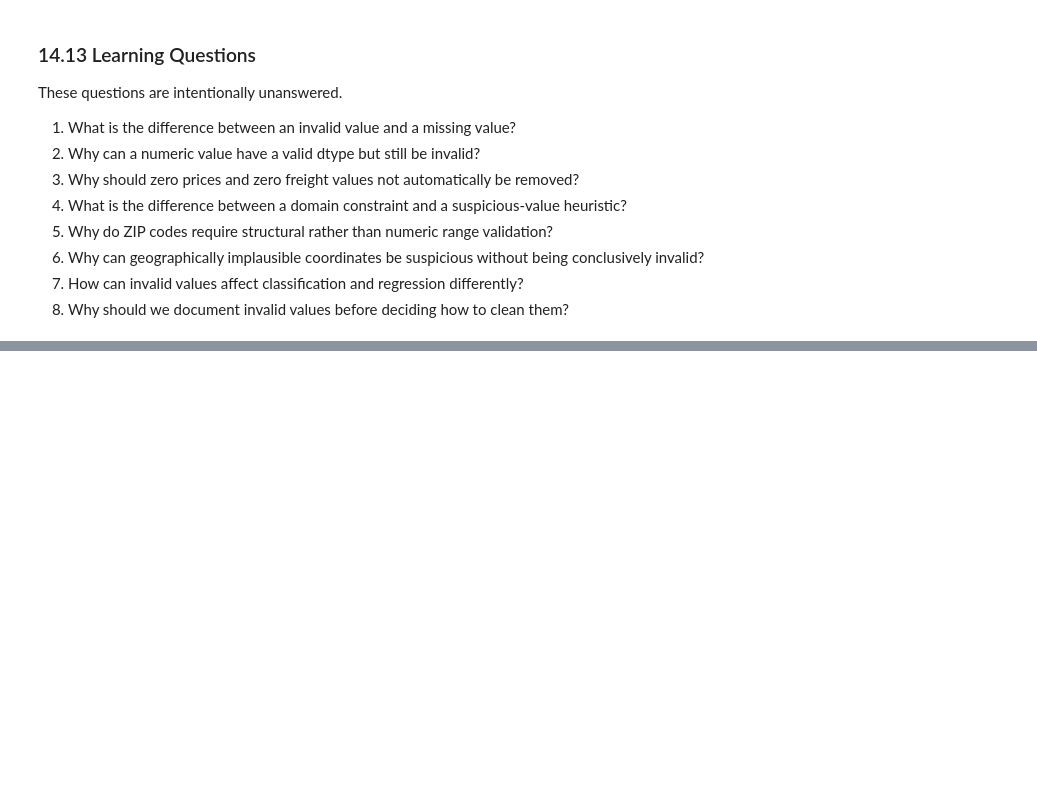
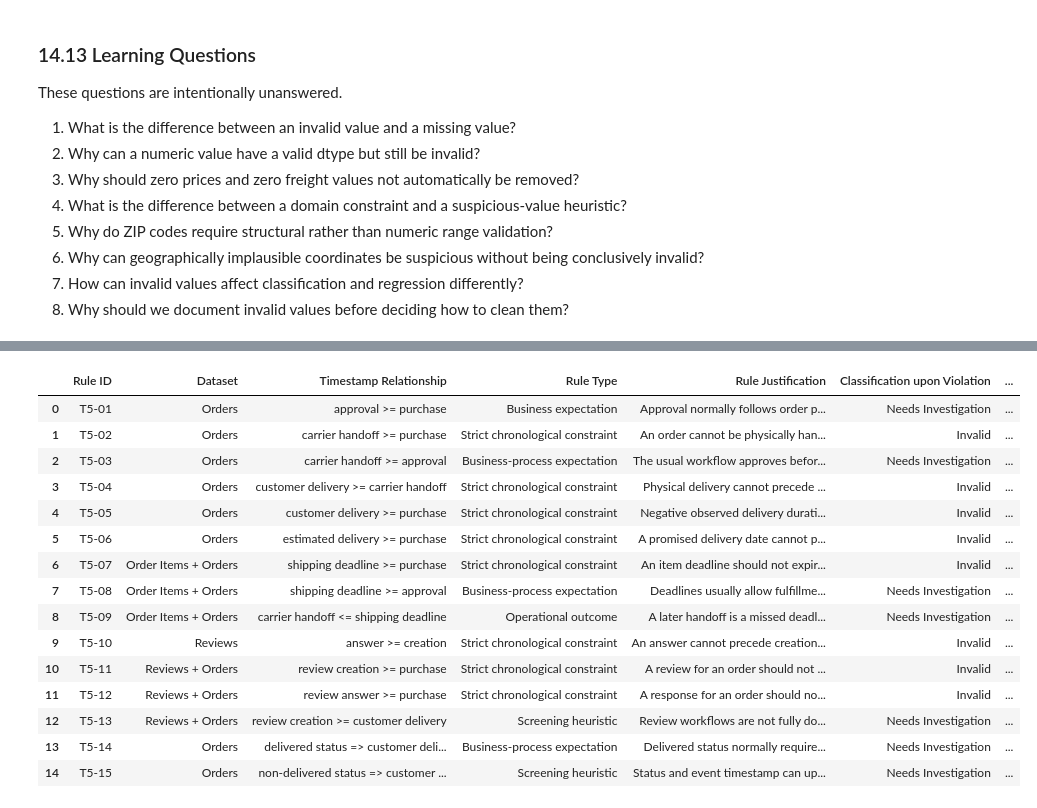
Before and after one commit to mmubashir95/ecommerce-delivery-intelligence, a Jupyter notebook: notebooks/02_data_quality.ipynb, the cells around one changed output, grey strips where cells are left out. Saved outputs shown, nothing was run; the diff lists cells and outputs as text; code cells hidden in the pictures; blank space fills up the shorter version.

```diff
--- a/notebooks/02_data_quality.ipynb
+++ b/notebooks/02_data_quality.ipynb
@@ -2807,0 +2901,36 @@ These questions are intentionally unanswered.
+# %%
+temporal_rule_definitions = pd.DataFrame([
+    {"Rule ID": "T5-01", "Dataset": "Orders", "Timestamp Relationship": "approval >= purchase", "Rule Type": "Business expectation", "Rule Justification": "Approval normally follows order placement; small reversals could reflect recording clocks.", "Classification upon Violation": "Needs Investigation", "ML Impact": "Approval is excluded; anomalies may indicate broader lifecycle reliability issues."},
+    {"Rule ID": "T5-02", "Dataset": "Orders", "Timestamp Relationship": "carrier handoff >= purchase", "Rule Type": "Strict chronological constraint", "Rule Justification": "An order cannot be physically handed off before it exists.", "Classification upon Violation": "Invalid", "ML Impact": "Sequence quality affects cohort eligibility; handoff is never a predictor."},
+    {"Rule ID": "T5-03", "Dataset": "Orders", "Timestamp Relationship": "carrier handoff >= approval", "Rule Type": "Business-process expectation", "Rule Justification": "The usual workflow approves before carrier handoff, but source recording may be asynchronous.", "Classification upon Violation": "Needs Investigation", "ML Impact": "May require an exclusion/flag policy for label cohorts."},
+    {"Rule ID": "T5-04", "Dataset": "Orders", "Timestamp Relationship": "customer delivery >= carrier handoff", "Rule Type": "Strict chronological constraint", "Rule Justification": "Physical delivery cannot precede physical handoff; recording latency remains a possible cause.", "Classification upon Violation": "Invalid", "ML Impact": "Contradictory lifecycle evidence weakens target trust."},
+    {"Rule ID": "T5-05", "Dataset": "Orders", "Timestamp Relationship": "customer delivery >= purchase", "Rule Type": "Strict chronological constraint", "Rule Justification": "Negative observed delivery duration is impossible under field semantics.", "Classification upon Violation": "Invalid", "ML Impact": "Directly invalidates the regression target."},
+    {"Rule ID": "T5-06", "Dataset": "Orders", "Timestamp Relationship": "estimated delivery >= purchase", "Rule Type": "Strict chronological constraint", "Rule Justification": "A promised delivery date cannot precede the order it describes.", "Classification upon Violation": "Invalid", "ML Impact": "Can invalidate promised-duration features and classification labels."},
+    {"Rule ID": "T5-07", "Dataset": "Order Items + Orders", "Timestamp Relationship": "shipping deadline >= purchase", "Rule Type": "Strict chronological constraint", "Rule Justification": "An item deadline should not expire before its order exists.", "Classification upon Violation": "Invalid", "ML Impact": "Deadline semantics/availability must be established before any use."},
+    {"Rule ID": "T5-08", "Dataset": "Order Items + Orders", "Timestamp Relationship": "shipping deadline >= approval", "Rule Type": "Business-process expectation", "Rule Justification": "Deadlines usually allow fulfillment after approval; async approval can complicate interpretation.", "Classification upon Violation": "Needs Investigation", "ML Impact": "Deadline remains an unapproved predictor."},
+    {"Rule ID": "T5-09", "Dataset": "Order Items + Orders", "Timestamp Relationship": "carrier handoff <= shipping deadline", "Rule Type": "Operational outcome", "Rule Justification": "A later handoff is a missed deadline, not timestamp corruption.", "Classification upon Violation": "Needs Investigation", "ML Impact": "Potential outcome leakage; never repair or remove as corruption."},
+    {"Rule ID": "T5-10", "Dataset": "Reviews", "Timestamp Relationship": "answer >= creation", "Rule Type": "Strict chronological constraint", "Rule Justification": "An answer cannot precede creation of the review record it answers.", "Classification upon Violation": "Invalid", "ML Impact": "Retrospective review analysis only."},
+    {"Rule ID": "T5-11", "Dataset": "Reviews + Orders", "Timestamp Relationship": "review creation >= purchase", "Rule Type": "Strict chronological constraint", "Rule Justification": "A review for an order should not exist before that order.", "Classification upon Violation": "Invalid", "ML Impact": "Reviews remain prohibited predictors."},
+    {"Rule ID": "T5-12", "Dataset": "Reviews + Orders", "Timestamp Relationship": "review answer >= purchase", "Rule Type": "Strict chronological constraint", "Rule Justification": "A response for an order should not predate purchase.", "Classification upon Violation": "Invalid", "ML Impact": "Reviews remain prohibited predictors."},
+    {"Rule ID": "T5-13", "Dataset": "Reviews + Orders", "Timestamp Relationship": "review creation >= customer delivery", "Rule Type": "Screening heuristic", "Rule Justification": "Review workflows are not fully documented and may trigger before recorded delivery.", "Classification upon Violation": "Needs Investigation", "ML Impact": "No feature use; informs source interpretation only."},
+    {"Rule ID": "T5-14", "Dataset": "Orders", "Timestamp Relationship": "delivered status => customer delivery present", "Rule Type": "Business-process expectation", "Rule Justification": "Delivered status normally requires an actual-delivery timestamp.", "Classification upon Violation": "Needs Investigation", "ML Impact": "Rows are label-ineligible when actual delivery is missing."},
+    {"Rule ID": "T5-15", "Dataset": "Orders", "Timestamp Relationship": "non-delivered status => customer delivery absent", "Rule Type": "Screening heuristic", "Rule Justification": "Status and event timestamp can update asynchronously.", "Classification upon Violation": "Needs Investigation", "ML Impact": "Status alone must not determine target eligibility."},
+])
+display(temporal_rule_definitions)
+# %% [output]
+|  | Rule ID | Dataset | Timestamp Relationship | Rule Type | Rule Justification | Classification upon Violation | ... |
+| 0 | T5-01 | Orders | approval >= purchase | Business expectation | Approval normally follows order p... | Needs Investigation | ... |
+| 1 | T5-02 | Orders | carrier handoff >= purchase | Strict chronological constraint | An order cannot be physically han... | Invalid | ... |
+| 2 | T5-03 | Orders | carrier handoff >= approval | Business-process expectation | The usual workflow approves befor... | Needs Investigation | ... |
+| 3 | T5-04 | Orders | customer delivery >= carrier handoff | Strict chronological constraint | Physical delivery cannot precede ... | Invalid | ... |
+| 4 | T5-05 | Orders | customer delivery >= purchase | Strict chronological constraint | Negative observed delivery durati... | Invalid | ... |
+| 5 | T5-06 | Orders | estimated delivery >= purchase | Strict chronological constraint | A promised delivery date cannot p... | Invalid | ... |
+| 6 | T5-07 | Order Items + Orders | shipping deadline >= purchase | Strict chronological constraint | An item deadline should not expir... | Invalid | ... |
+| 7 | T5-08 | Order Items + Orders | shipping deadline >= approval | Business-process expectation | Deadlines usually allow fulfillme... | Needs Investigation | ... |
+| 8 | T5-09 | Order Items + Orders | carrier handoff <= shipping deadline | Operational outcome | A later handoff is a missed deadl... | Needs Investigation | ... |
+| 9 | T5-10 | Reviews | answer >= creation | Strict chronological constraint | An answer cannot precede creation... | Invalid | ... |
+| 10 | T5-11 | Reviews + Orders | review creation >= purchase | Strict chronological constraint | A review for an order should not ... | Invalid | ... |
+| 11 | T5-12 | Reviews + Orders | review answer >= purchase | Strict chronological constraint | A response for an order should no... | Invalid | ... |
+| 12 | T5-13 | Reviews + Orders | review creation >= customer delivery | Screening heuristic | Review workflows are not fully do... | Needs Investigation | ... |
+| 13 | T5-14 | Orders | delivered status => customer deli... | Business-process expectation | Delivered status normally require... | Needs Investigation | ... |
+| 14 | T5-15 | Orders | non-delivered status => customer ... | Screening heuristic | Status and event timestamp can up... | Needs Investigation | ... |
```
Also changed, not shown: parts of 25 cells of this notebook.
